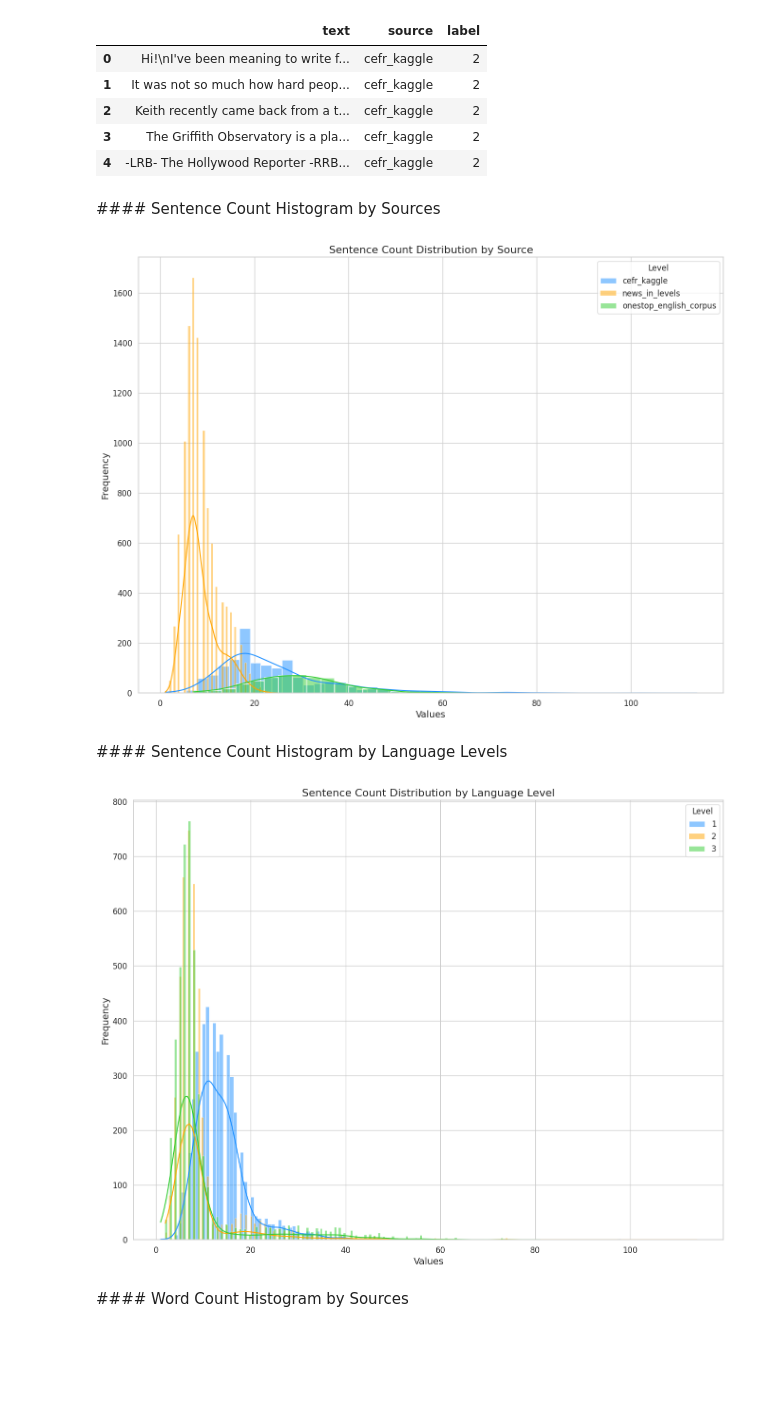
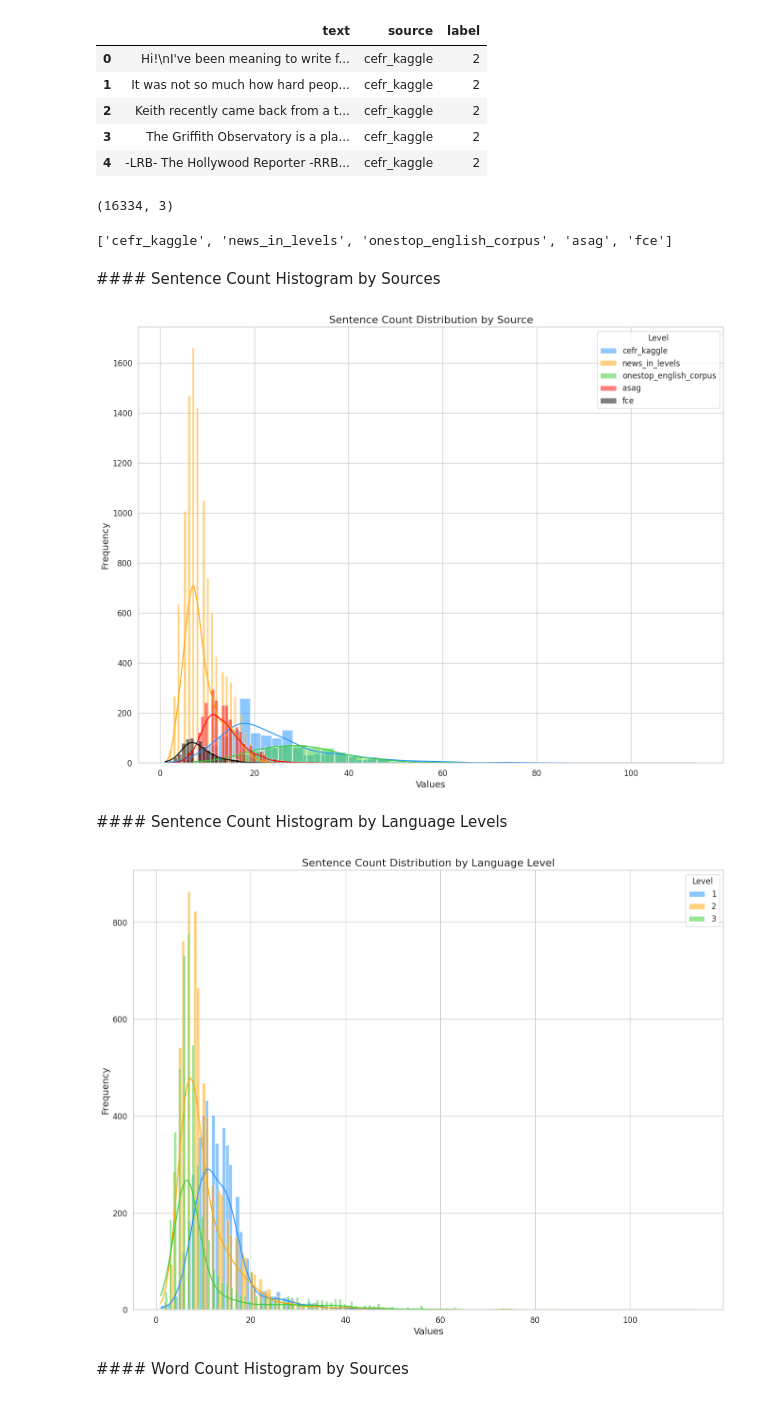
Before and after one commit to egehanyorulmaz/keep-it-simple-ai, a Jupyter notebook: cefr_prediction/explainable_model_train.ipynb, the cells around one changed output. Drawn from its saved outputs; the diff is of its cells as text; code cells hidden in the pictures; blank space fills up the shorter version.

Commit message:
added new datasets & preprocessed longer texts to chunks

```diff
--- a/cefr_prediction/explainable_model_train.ipynb
+++ b/cefr_prediction/explainable_model_train.ipynb
@@ -294,0 +361,2 @@ print(df3)
+# %%
+df4 = df4[["text", "source", "label"]]
@@ -294,0 +387,8 @@ print(df3)
+# %%
+# Mapping dictionary
+mapping = {'A': 1, 'B': 2, 'C': 3}
+
+# Update the DataFrame column
+df5['label'] = df5['label'].str[0].map(mapping)
+
+print(df5)
@@ -295,7 +410,10 @@ print(df3)
+# %%
+df5["source"] = "fce"
+df5 = df5[["text", "source", "label"]]
 # %% [markdown]
 ### Combining the data
 # %%
-df = pd.concat([df1, df2, df3])
+df = pd.concat([df1, df2, df3, df4, df5])
 # %%
 df
 # %% [output]
@@ -326,11 +444,19 @@ df.head()
 | 2 | Keith recently came back from a t... | cefr_kaggle | 2 |
 | 3 | The Griffith Observatory is a pla... | cefr_kaggle | 2 |
 | 4 | -LRB- The Hollywood Reporter -RRB... | cefr_kaggle | 2 |
+# %%
+df.shape
+# %% [output]
+(16334, 3)
 # %%
 import nltk
 # nltk.download('punkt')
 df["sentence_count"] = df["text"].parallel_apply(lambda t: len(nltk.sent_tokenize(t)))
 df["word_count"] = df["text"].parallel_apply(lambda t: len(nltk.word_tokenize(t)))
+# %%
+df.source.unique().tolist()
+# %% [output]
+['cefr_kaggle', 'news_in_levels', 'onestop_english_corpus', 'asag', 'fce']
 # %% [markdown]
 #### Sentence Count Histogram by Sources
 # %%
@@ -339,7 +465,7 @@ sns.set(style="whitegrid", context="notebook")
 # Create the distplot for each level
 fig, ax = plt.subplots(figsize=(16, 12))
 
-color_map = {"cefr_kaggle": "dodgerblue", "news_in_levels": "orange", "onestop_english_corpus": "limegreen"}
+color_map = {"cefr_kaggle": "dodgerblue", "news_in_levels": "orange", "onestop_english_corpus": "limegreen", "asag": "red", "fce": "black"}
 
 for source in df["source"].unique():
     sns.histplot(data=df[df["source"] == source],
@@ -360,37 +486,37 @@ ax.tick_params(axis="both", which="major", labelsize=12)
 # Show the plot
 plt.show()
 # %% [output]
-[figure, old version]
+[figure, new version]
 # %% [markdown]
 #### Sentence Count Histogram by Language Levels
 # %%
 sns.set(style="whitegrid", context="notebook")
 
 # Create the distplot for each level
 fig, ax = plt.subplots(figsize=(16, 12))
 
-color_map = {1: "dodgerblue", 2: "orange", 3: "limegreen"}
+color_map = {1: "dodgerblue", 2: "orange", 3: "limegreen", 4: "red", 5: "black"}
 
 for level in [1,2,3]:
     sns.histplot(data=df[df["label"] == level],
                  x="sentence_count",
                  kde=True,
                  label=level,
                  ax=ax,
                  alpha=.5,
                  color=color_map[level] )
 
 # Customize the plot
 ax.set_title("Sentence Count Distribution by Language Level", fontsize=16)
 ax.set_xlabel("Values", fontsize=14)
 ax.set_ylabel("Frequency", fontsize=14)
 ax.legend(title="Level", fontsize=12)
 ax.tick_params(axis="both", which="major", labelsize=12)
 
 # Show the plot
 plt.show()
 # %% [output]
-[figure, old version]
+[figure, new version]
 # %% [markdown]
 #### Word Count Histogram by Sources
 # %%
```
Also changed, not shown: parts of 58 cells of this notebook.
